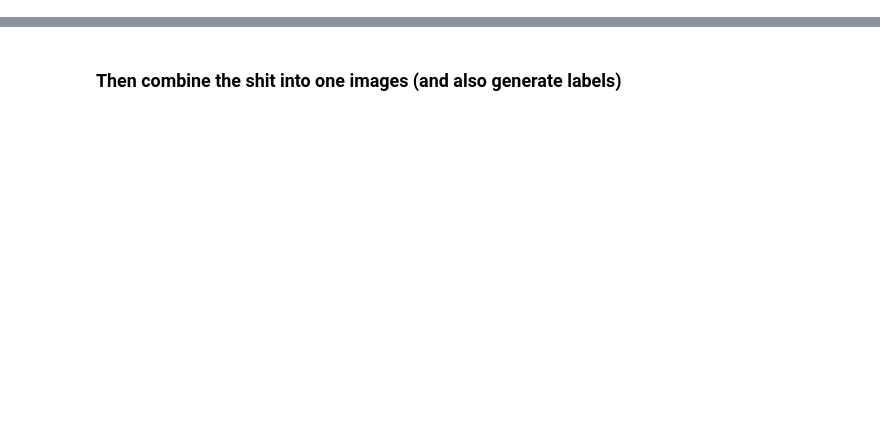
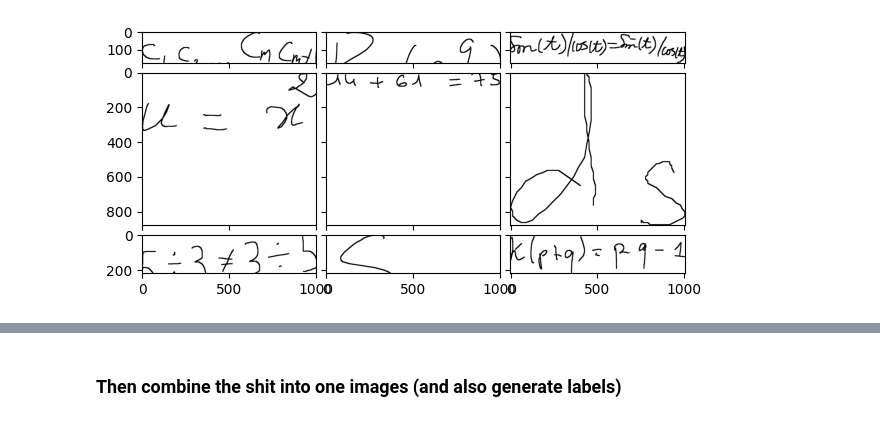
Before and after one commit to Leamich/Ragaik, a Jupyter notebook: segmentation_dataset/generator.ipynb, the cells around one changed output, grey strips where cells are left out. Saved outputs shown, nothing was run; the diff lists cells and outputs as text; code cells hidden in the pictures; blank space fills up the shorter version.

```diff
--- a/segmentation_dataset/generator.ipynb
+++ b/segmentation_dataset/generator.ipynb
@@ -53,0 +158,2 @@ filter('data/russian', 'data/russian_out')
+# %%
+result_path = data_path / "math_all"
@@ -53,0 +169,15 @@ filter('data/russian', 'data/russian_out')
+# %%
+sample = np.random.choice(list(result_path.glob("**/*.png")), size=9)
+
+fig = plt.figure(figsize=(7., 7.))
+grid = ImageGrid(fig, 111,
+                 nrows_ncols=(3, 3),  # creates 2x2 grid of Axes
+                 axes_pad=0.1,  # pad between Axes in inch.
+                 )
+
+for ax, im in zip(grid, sample):
+    ax.imshow(cv2.imread(im))
+
+plt.show()
+# %% [output]
+[figure, added]
```
Also changed, not shown: parts of 69 cells of this notebook.
